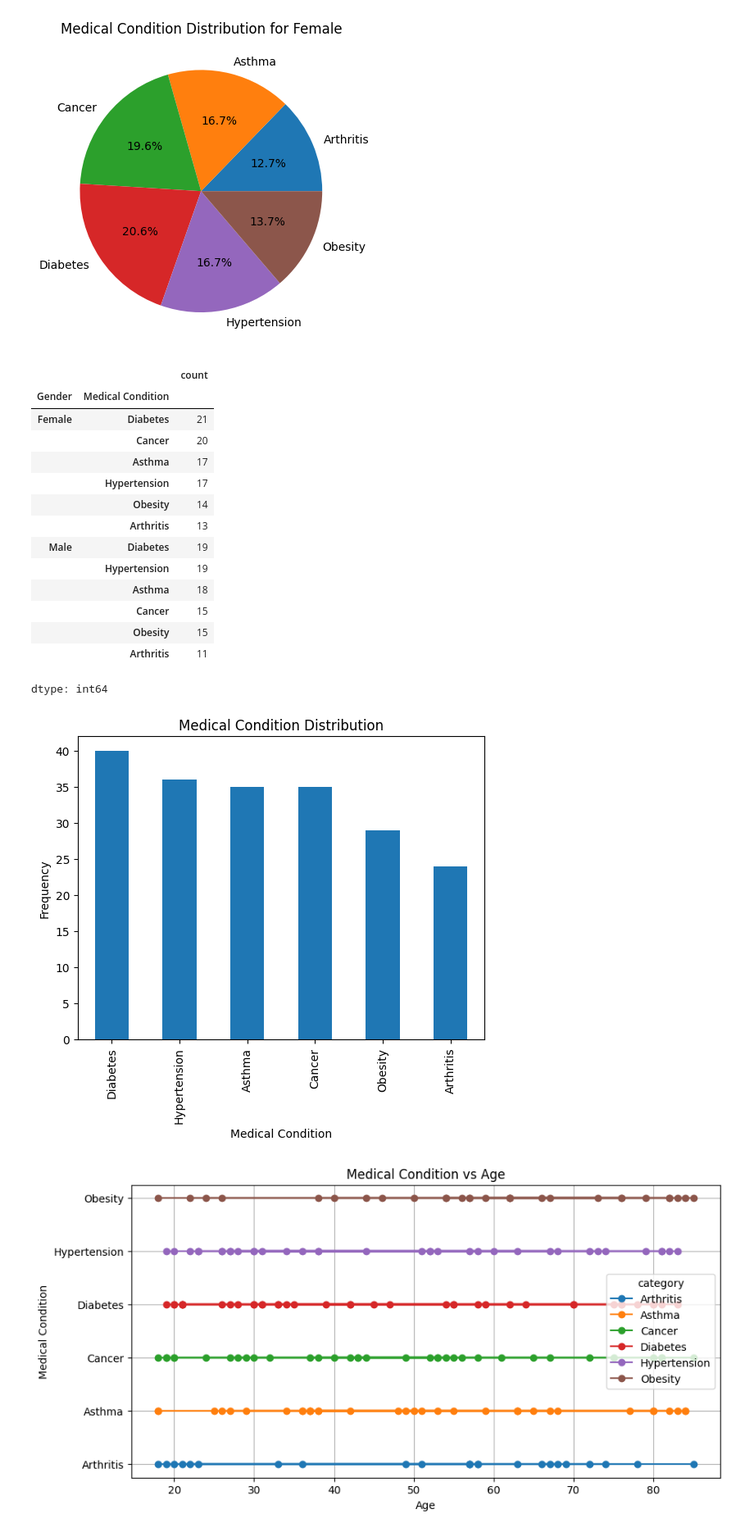
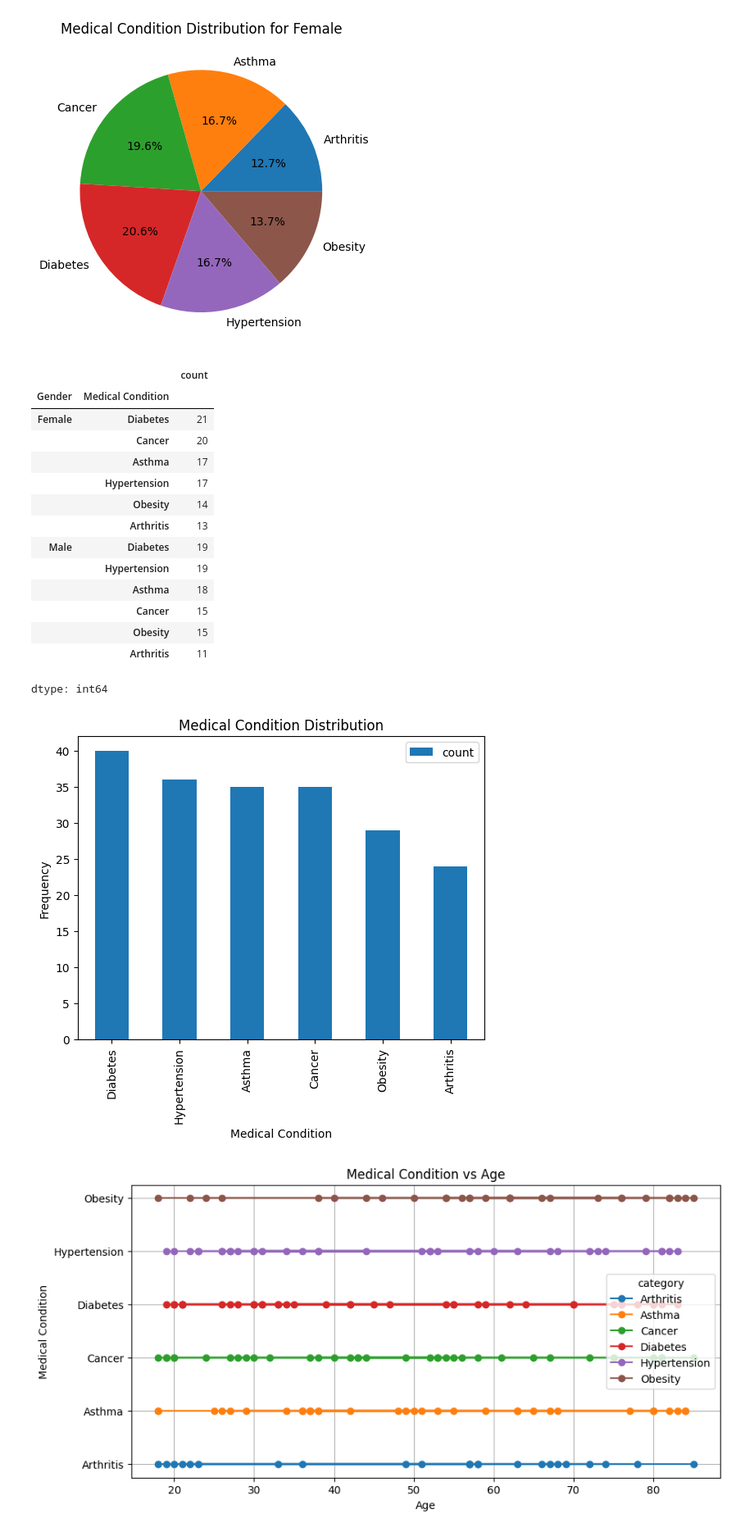
Before and after one commit to Kabir26-star/Module-1-Assignment, a Jupyter notebook: Module_1.ipynb, the cells around one changed output. Shown at 82% size. Saved outputs shown, nothing was run; the diff lists cells and outputs as text; code cells hidden in the pictures.

```diff
--- a/Module_1.ipynb
+++ b/Module_1.ipynb
@@ -47,31 +47,32 @@ plt.show()
 # %%
 # Calculate and display the value counts of Medical Condition grouped by Gender
 medical_condition_counts = data.groupby('Gender')['Medical Condition'].value_counts()
 display(medical_condition_counts)
 
 # Plotting the distribution of Medical Condition (overall)
 data['Medical Condition'].value_counts().plot(kind='bar')
 plt.title("Medical Condition Distribution")
 plt.xlabel("Medical Condition")
 plt.ylabel("Frequency")
+plt.legend()
 plt.show()
 # %% [output]
 |  |  | count |
 | Gender | Medical Condition |  |
 | Female | Diabetes | 21 |
 |  | Cancer | 20 |
 |  | Asthma | 17 |
 |  | Hypertension | 17 |
 |  | Obesity | 14 |
 |  | Arthritis | 13 |
 | Male | Diabetes | 19 |
 |  | Hypertension | 19 |
 |  | Asthma | 18 |
 |  | Cancer | 15 |
 |  | Obesity | 15 |
 |  | Arthritis | 11 |
 dtype: int64
-[figure, old version]
+[figure, new version]
 # %%
 plt.figure(figsize = (10,5)) # Adjusting the length of the graph
 for label, df_group in data.groupby('Medical Condition'):
```
